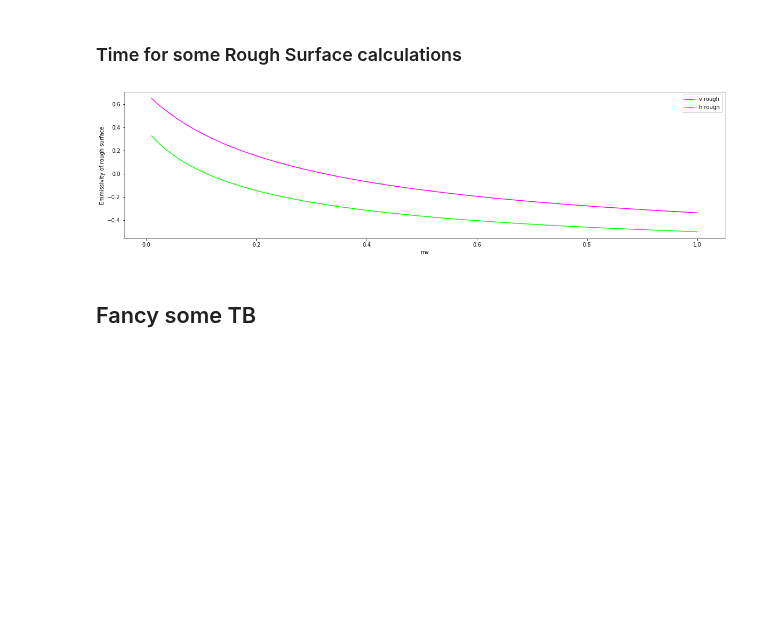
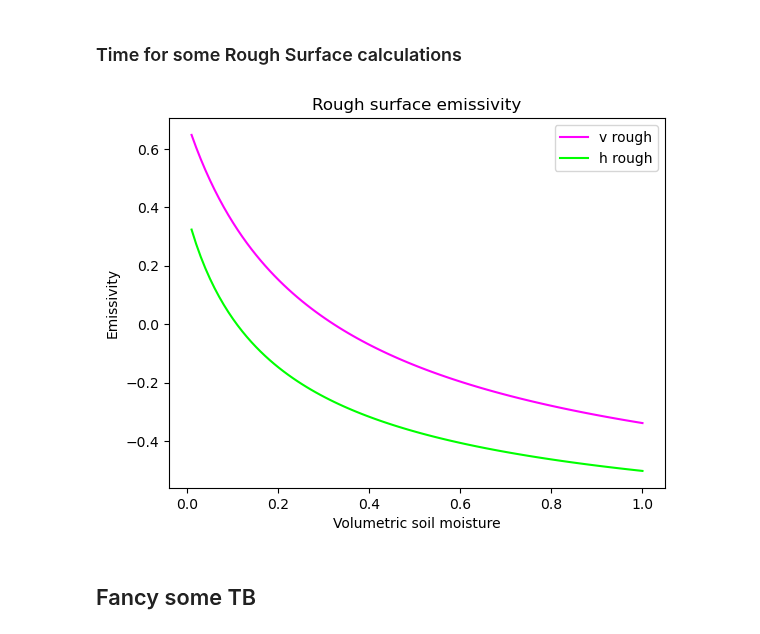
Before and after one commit to debnovalina/PPESO-Practical, a Jupyter notebook: microwave.ipynb, the cells around one changed output. Drawn from its saved outputs; the diff is of its cells as text; code cells hidden in the pictures; blank space fills up the shorter version.

```diff
--- a/microwave.ipynb
+++ b/microwave.ipynb
@@ -182,22 +185,23 @@ def emissivity_hh_rough (theta, T,frq,mv,S,C, h):
 # %%
 h=0.16
 
 rough_vv = emmisivity_vv_rough(incident_angle,T,frequencies[0],mv,sand_frac,clay_frac,h)
 rough_hh = emissivity_hh_rough(incident_angle,T,frequencies[0],mv,sand_frac,clay_frac,h)
 
-f, (ax1)=plt.subplots(1,1,figsize=(20,5))
 
-ax1.plot(mv,rough_vv,color='magenta',label='v rough')
-ax1.set_xlabel('mv')
-ax1.set_ylabel('Emmissivity of rough surface')
+plt.plot(mv,rough_vv,color='magenta',label='v rough')
+plt.plot(mv,rough_hh,color='lime',label='h rough')
+plt.xlabel('Volumetric soil moisture')
+plt.ylabel('Emissivity')
+plt.title ('Rough surface emissivity')
+plt.legend()
 
-ax1.plot(mv,rough_hh,color='lime',label='h rough')
-
-ax1.legend()
 
 plt.show()
+
+plt.show()
 # %% [output]
-[figure, old version]
+[figure, new version]
 # %% [markdown]
 ## Fancy some TB
 # %%
```
Also changed, not shown: parts of 5 cells of this notebook.
